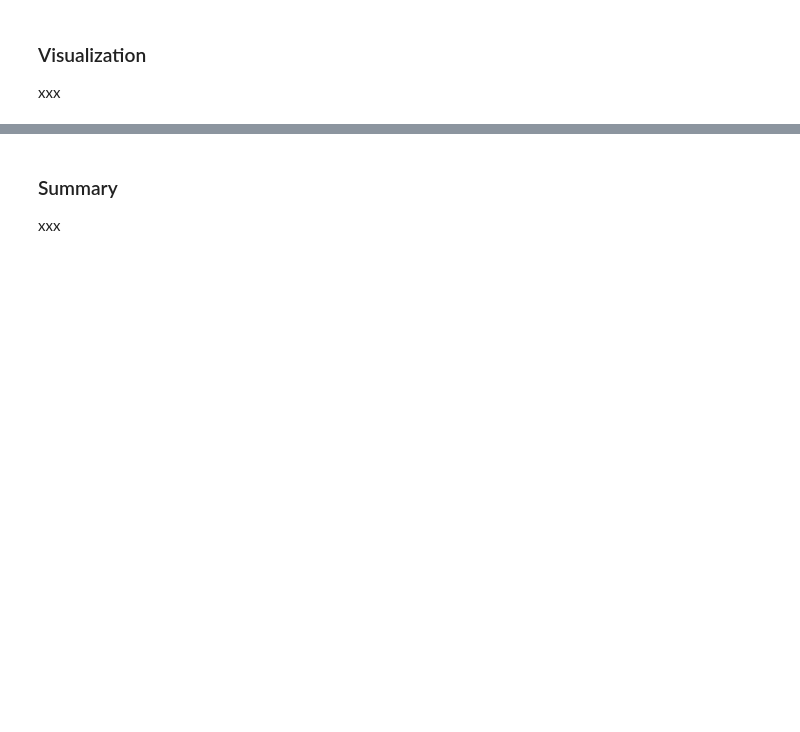
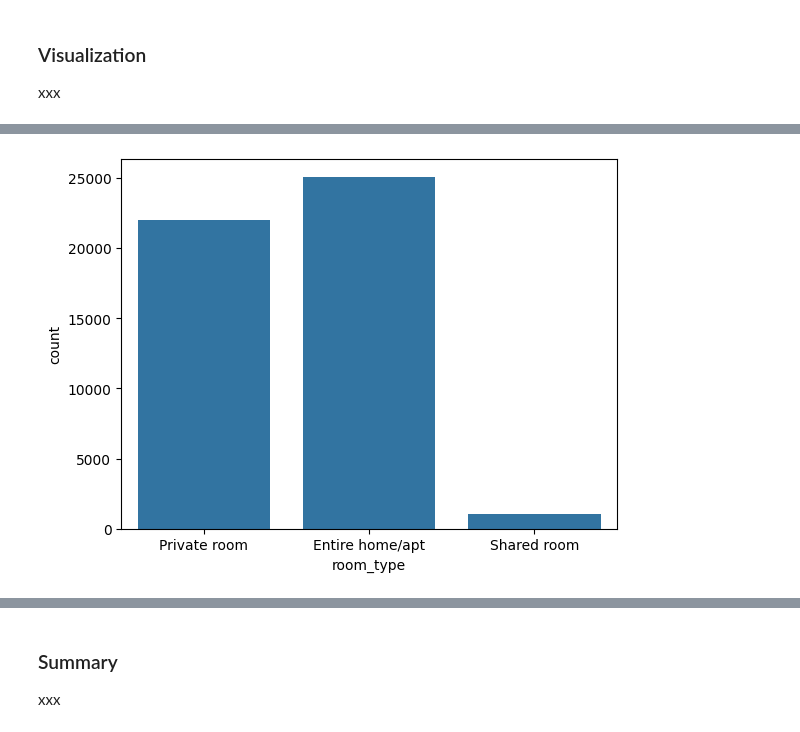
Before and after one commit to agrotz-msai/ai-programming-foundations-project, a Jupyter notebook: data_workflow.ipynb, the cells around one changed output, grey strips where cells are left out. Cells and saved outputs as stored; diff of their text form; code cells hidden in the pictures; blank space fills up the shorter version.

```diff
--- a/data_workflow.ipynb
+++ b/data_workflow.ipynb
@@ -51,0 +269,4 @@ xxx
+# %%
+sns.countplot(data=df, x='room_type');
+# %% [output]
+[figure, added]
```
Also changed, not shown: parts of 30 cells of this notebook, 1 other file.
